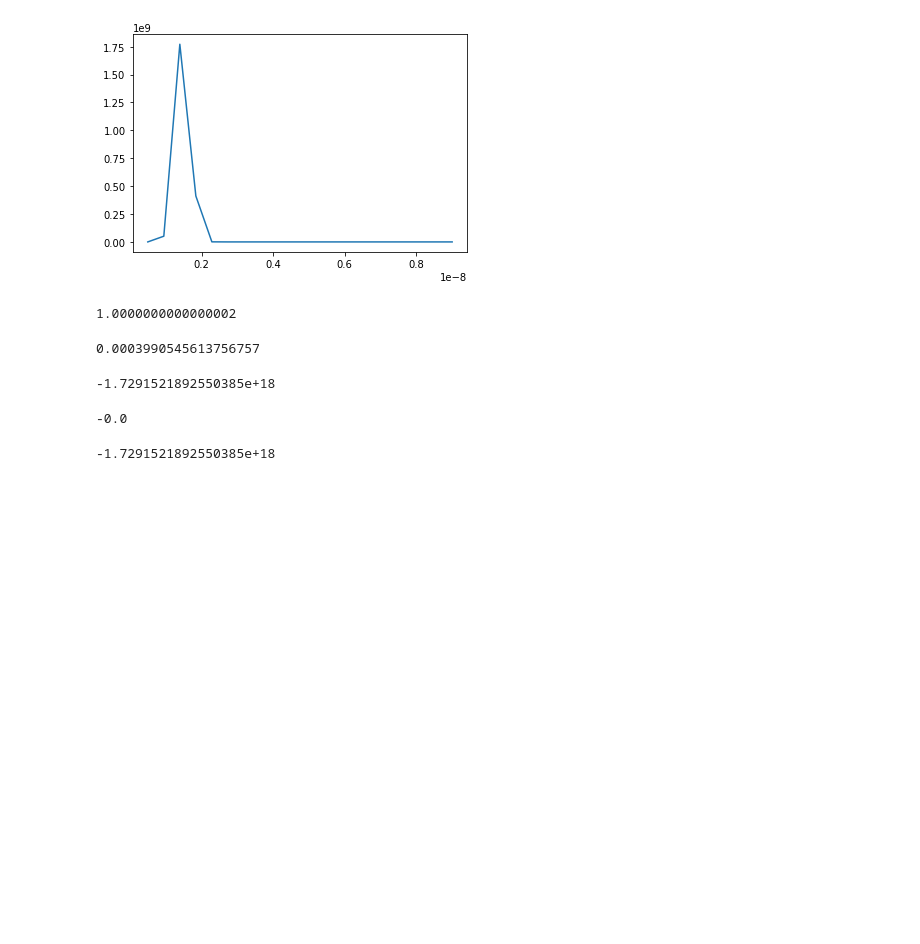
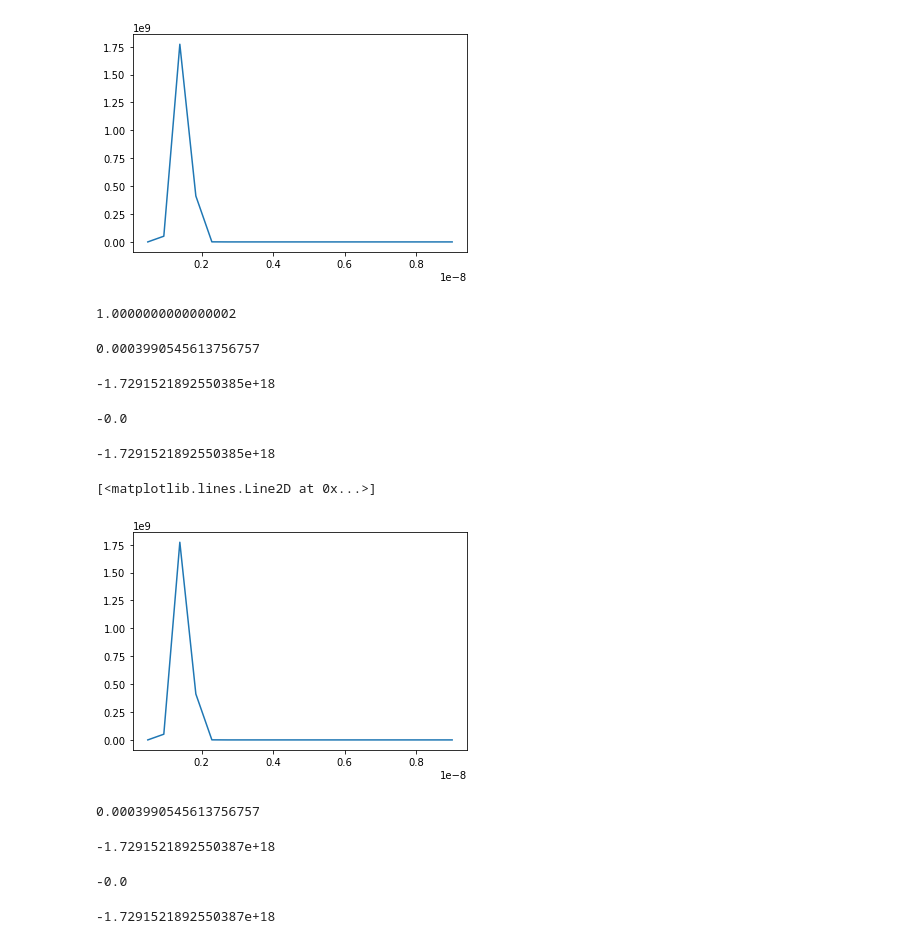
Before and after one commit to thydmle/pydls, a Jupyter notebook: Debug python 2 and 3.ipynb, the cells around one changed output. Saved outputs shown, nothing was run; the diff lists cells and outputs as text; code cells hidden in the pictures; blank space fills up the shorter version.

Commit message:
python 3 tests

```diff
--- a/Debug python 2 and 3.ipynb
+++ b/Debug python 2 and 3.ipynb
@@ -56,3 +56,20 @@ dls.log_likelihood(theta_input, d, sim_data, m , gamma, time_in)
 dls.log_posterior(theta_input, d, sim_data, m , gamma, time_in)
 # %% [output]
 -1.7291521892550385e+18
+# %%
+# python 3
+f_python3 = dls.generate_distribution(d, mean, sigma, c)
+# %%
+plt.plot(d, f_python3)
+# %% [output]
+[<matplotlib.lines.Line2D at 0x...>]
+[figure, added]
+# %%
+dls.calc_gamma(m, c, eta, n, theta, k_b, t, lambda_0)
+# %% [output]
+0.0003990545613756757
+# %%
+theta_input = np.append(f_python3, beta)
+dls.log_prior(theta_input, m)
+# %% [output]
+-1.7291521892550387e+18
@@ -58,0 +78,8 @@ dls.log_posterior(theta_input, d, sim_data, m , gamma, time_in)
+# %%
+dls.log_likelihood(theta_input, d, sim_data_3, m, gamma, time_in)
+# %% [output]
+-0.0
+# %%
+dls.log_posterior(theta_input, d, sim_data_3, m, gamma, time_in)
+# %% [output]
+-1.7291521892550387e+18
```
Also changed, not shown: parts of 3 cells of this notebook.
